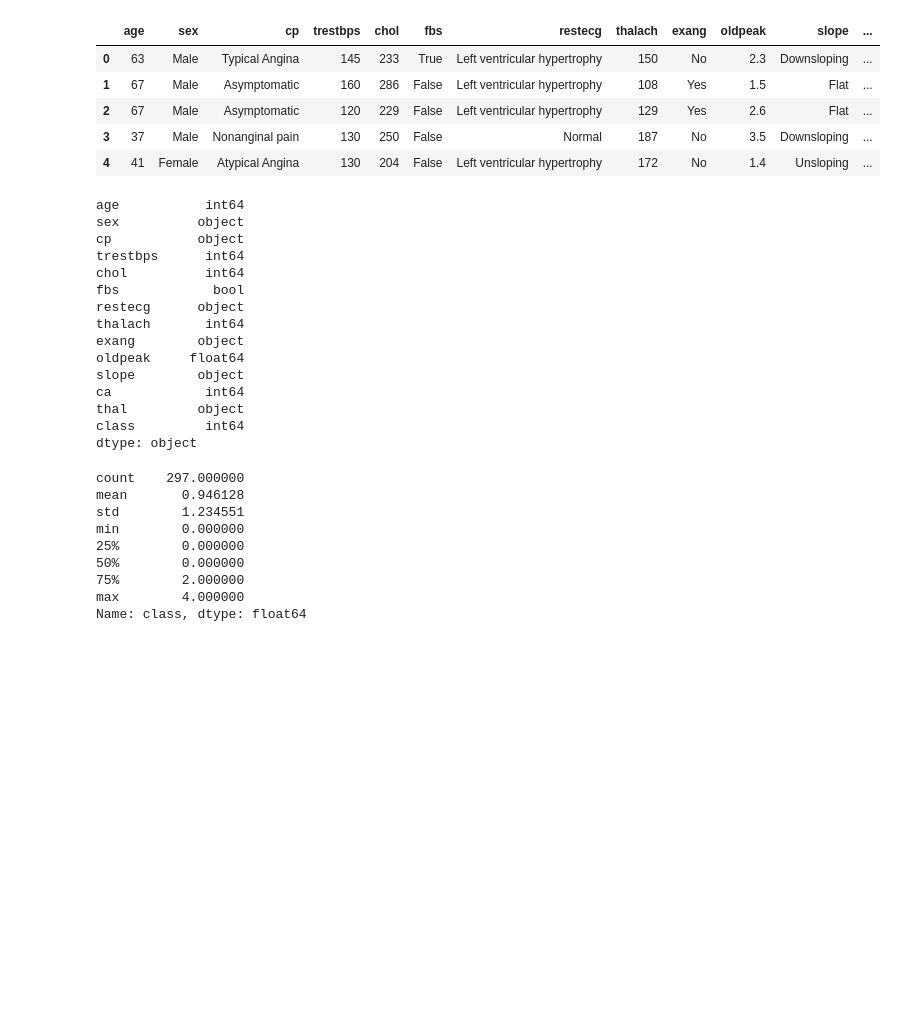
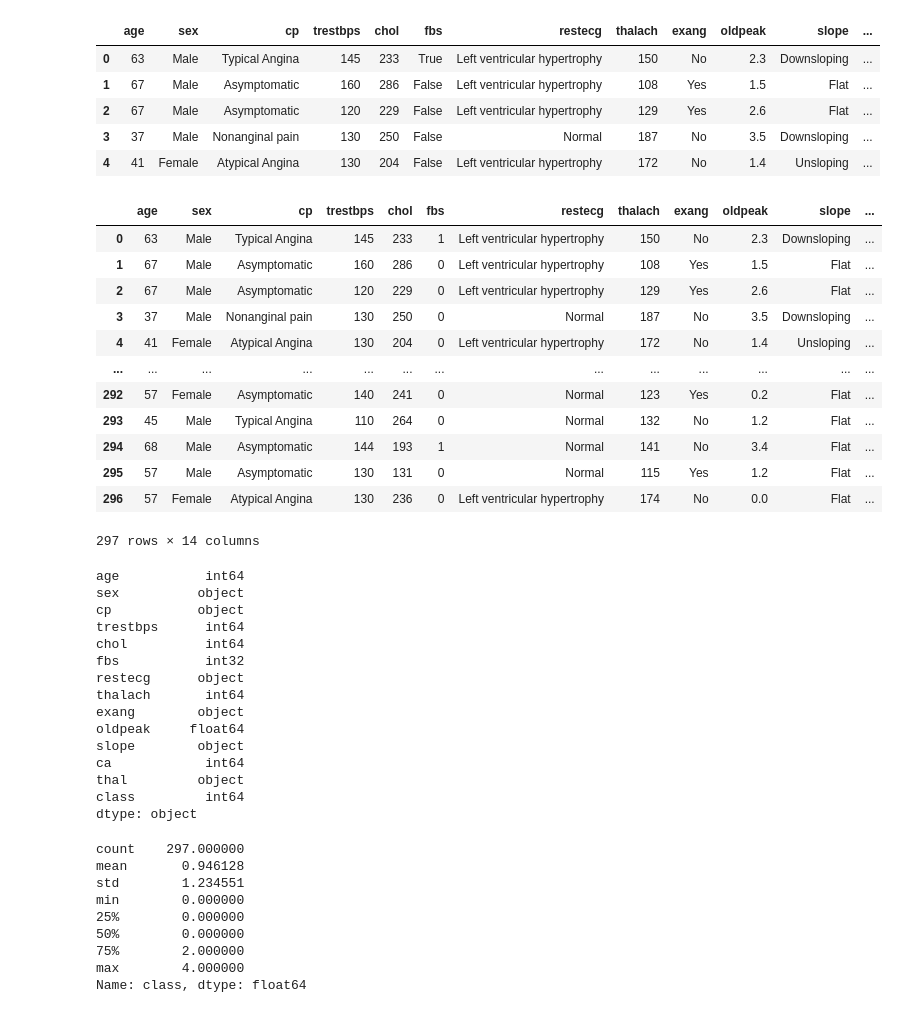
Before and after one commit to sofiaalvarezlopez/MLT-Lab1, a Jupyter notebook: Heart_disease.ipynb, the cells around one changed output. Saved outputs shown, nothing was run; the diff lists cells and outputs as text; code cells hidden in the pictures; blank space fills up the shorter version.

```diff
--- a/Heart_disease.ipynb
+++ b/Heart_disease.ipynb
@@ -23,6 +26,24 @@ df.head(5)
 | 2 | 67 | Male | Asymptomatic | 120 | 229 | False | Left ventricular hypertrophy | 129 | Yes | 2.6 | Flat | ... |
 | 3 | 37 | Male | Nonanginal pain | 130 | 250 | False | Normal | 187 | No | 3.5 | Downsloping | ... |
 | 4 | 41 | Female | Atypical Angina | 130 | 204 | False | Left ventricular hypertrophy | 172 | No | 1.4 | Unsloping | ... |
+# %%
+df['fbs'] = df['fbs'].astype(dtype='int32')
+# %%
+df
+# %% [output]
+|  | age | sex | cp | trestbps | chol | fbs | restecg | thalach | exang | oldpeak | slope | ... |
+| 0 | 63 | Male | Typical Angina | 145 | 233 | 1 | Left ventricular hypertrophy | 150 | No | 2.3 | Downsloping | ... |
+| 1 | 67 | Male | Asymptomatic | 160 | 286 | 0 | Left ventricular hypertrophy | 108 | Yes | 1.5 | Flat | ... |
+| 2 | 67 | Male | Asymptomatic | 120 | 229 | 0 | Left ventricular hypertrophy | 129 | Yes | 2.6 | Flat | ... |
+| 3 | 37 | Male | Nonanginal pain | 130 | 250 | 0 | Normal | 187 | No | 3.5 | Downsloping | ... |
+| 4 | 41 | Female | Atypical Angina | 130 | 204 | 0 | Left ventricular hypertrophy | 172 | No | 1.4 | Unsloping | ... |
+| ... | ... | ... | ... | ... | ... | ... | ... | ... | ... | ... | ... | ... |
+| 292 | 57 | Female | Asymptomatic | 140 | 241 | 0 | Normal | 123 | Yes | 0.2 | Flat | ... |
+| 293 | 45 | Male | Typical Angina | 110 | 264 | 0 | Normal | 132 | No | 1.2 | Flat | ... |
+| 294 | 68 | Male | Asymptomatic | 144 | 193 | 1 | Normal | 141 | No | 3.4 | Flat | ... |
+| 295 | 57 | Male | Asymptomatic | 130 | 131 | 0 | Normal | 115 | Yes | 1.2 | Flat | ... |
+| 296 | 57 | Female | Atypical Angina | 130 | 236 | 0 | Left ventricular hypertrophy | 174 | No | 0.0 | Flat | ... |
+297 rows × 14 columns
 # %%
 df.dtypes
 # %% [output]
@@ -31,7 +52,7 @@ sex          object
 cp           object
 trestbps      int64
 chol          int64
-fbs            bool
+fbs           int32
 restecg      object
 thalach       int64
 exang        object
```
Also changed, not shown: parts of 14 cells of this notebook, 1 other file.
